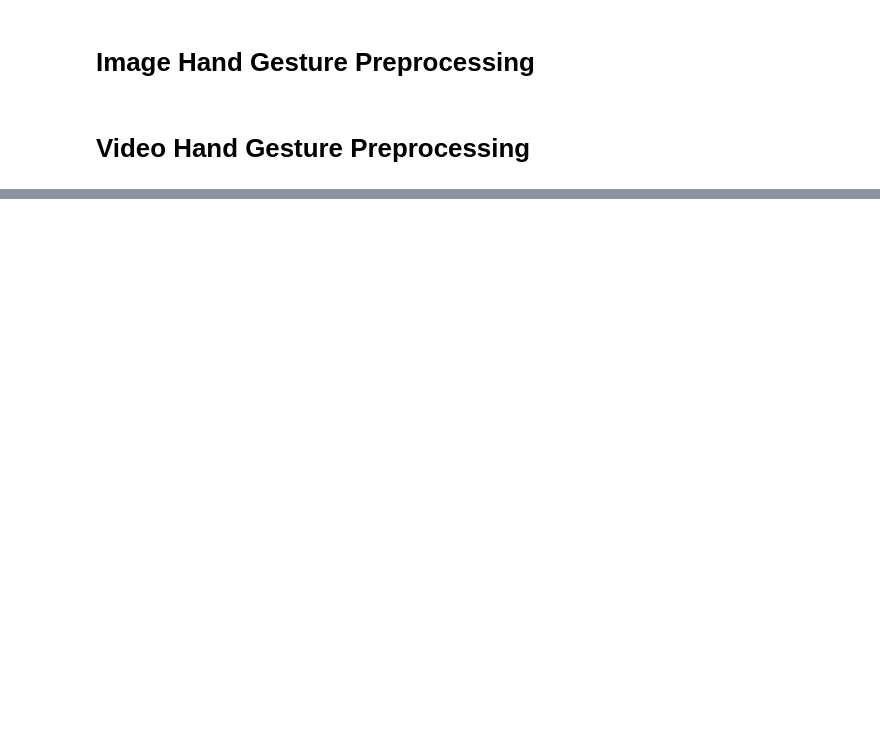
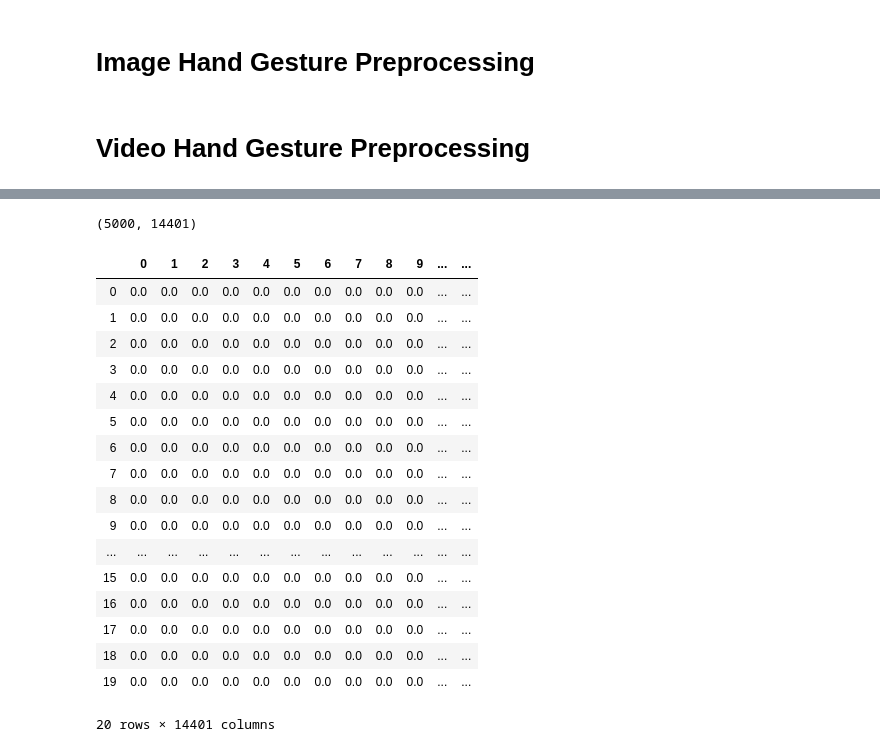
Before and after one commit to nmrahul28/Hand-Gesture, a Jupyter notebook: Hand Gesture.ipynb, the cells around one changed output, grey strips where cells are left out. Cells and saved outputs as stored; diff of their text form; code cells hidden in the pictures; blank space fills up the shorter version.

```diff
--- a/Hand Gesture.ipynb
+++ b/Hand Gesture.ipynb
@@ -69,0 +129,4 @@ cv2.destroyAllWindows()#destroies all the windows
+# %%
+updatedB=dataB.dropna()
+print(updatedB.shape)
+updatedB.head()
@@ -69,0 +142,3 @@ cv2.destroyAllWindows()#destroies all the windows
+# %%
+dataA=pd.DataFrame(data=hogA)
+dataA['label']=np.array(labelA)
@@ -69,0 +149,4 @@ cv2.destroyAllWindows()#destroies all the windows
+# %%
+updatedA=dataA.dropna()
+print(updatedA.shape)
+updatedA.head()
@@ -69,0 +162,27 @@ cv2.destroyAllWindows()#destroies all the windows
+# %%
+totalData=pd.concat([updatedA, updatedB],axis=0)
+# %%
+totalData.reset_index(drop=True)
+totalData = totalData.sample(frac=1).reset_index(drop=True)
+print(totalData.shape)
+totalData.head(20)
+# %% [output]
+(5000, 14401)
+|  | 0 | 1 | 2 | 3 | 4 | 5 | 6 | 7 | 8 | 9 | ... | ... |
+| 0 | 0.0 | 0.0 | 0.0 | 0.0 | 0.0 | 0.0 | 0.0 | 0.0 | 0.0 | 0.0 | ... | ... |
+| 1 | 0.0 | 0.0 | 0.0 | 0.0 | 0.0 | 0.0 | 0.0 | 0.0 | 0.0 | 0.0 | ... | ... |
+| 2 | 0.0 | 0.0 | 0.0 | 0.0 | 0.0 | 0.0 | 0.0 | 0.0 | 0.0 | 0.0 | ... | ... |
+| 3 | 0.0 | 0.0 | 0.0 | 0.0 | 0.0 | 0.0 | 0.0 | 0.0 | 0.0 | 0.0 | ... | ... |
+| 4 | 0.0 | 0.0 | 0.0 | 0.0 | 0.0 | 0.0 | 0.0 | 0.0 | 0.0 | 0.0 | ... | ... |
+| 5 | 0.0 | 0.0 | 0.0 | 0.0 | 0.0 | 0.0 | 0.0 | 0.0 | 0.0 | 0.0 | ... | ... |
+| 6 | 0.0 | 0.0 | 0.0 | 0.0 | 0.0 | 0.0 | 0.0 | 0.0 | 0.0 | 0.0 | ... | ... |
+| 7 | 0.0 | 0.0 | 0.0 | 0.0 | 0.0 | 0.0 | 0.0 | 0.0 | 0.0 | 0.0 | ... | ... |
+| 8 | 0.0 | 0.0 | 0.0 | 0.0 | 0.0 | 0.0 | 0.0 | 0.0 | 0.0 | 0.0 | ... | ... |
+| 9 | 0.0 | 0.0 | 0.0 | 0.0 | 0.0 | 0.0 | 0.0 | 0.0 | 0.0 | 0.0 | ... | ... |
+| ... | ... | ... | ... | ... | ... | ... | ... | ... | ... | ... | ... | ... |
+| 15 | 0.0 | 0.0 | 0.0 | 0.0 | 0.0 | 0.0 | 0.0 | 0.0 | 0.0 | 0.0 | ... | ... |
+| 16 | 0.0 | 0.0 | 0.0 | 0.0 | 0.0 | 0.0 | 0.0 | 0.0 | 0.0 | 0.0 | ... | ... |
+| 17 | 0.0 | 0.0 | 0.0 | 0.0 | 0.0 | 0.0 | 0.0 | 0.0 | 0.0 | 0.0 | ... | ... |
+| 18 | 0.0 | 0.0 | 0.0 | 0.0 | 0.0 | 0.0 | 0.0 | 0.0 | 0.0 | 0.0 | ... | ... |
+| 19 | 0.0 | 0.0 | 0.0 | 0.0 | 0.0 | 0.0 | 0.0 | 0.0 | 0.0 | 0.0 | ... | ... |
+20 rows × 14401 columns
```
Also changed, not shown: parts of 16 cells of this notebook.
